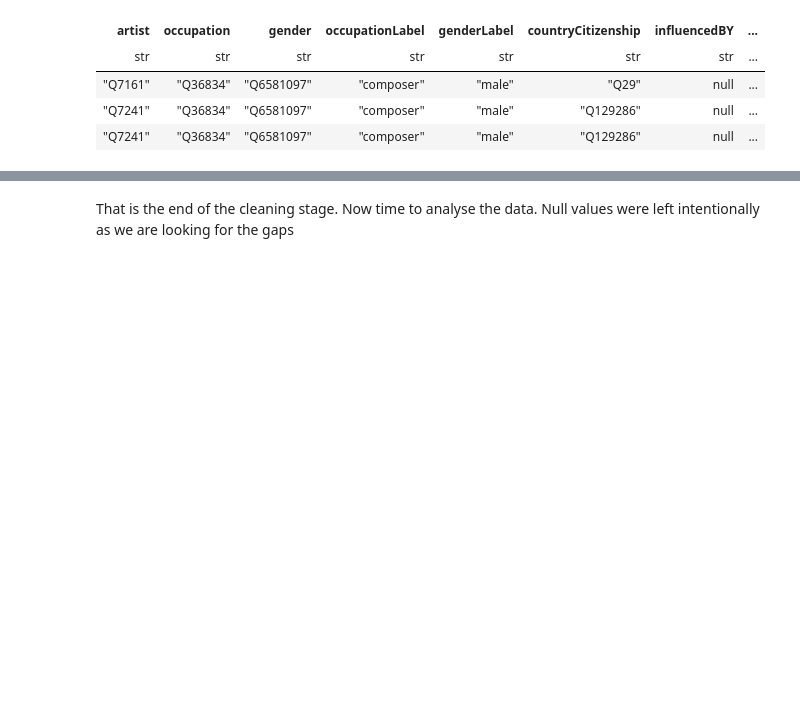
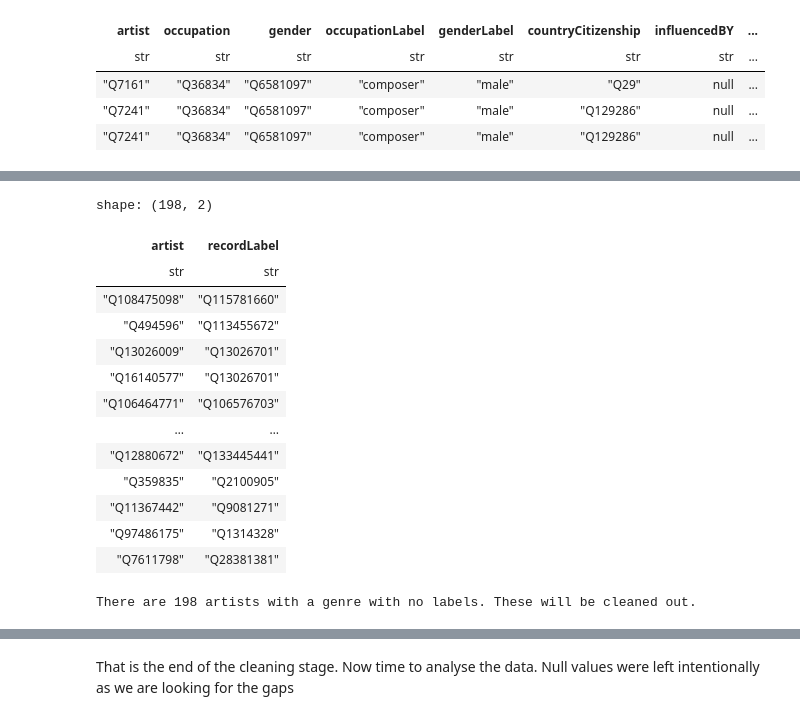
Before and after one commit to malik-files/MScDiss_IGASTNBK_, a Jupyter notebook: Main Code/cleaning_inspecting_labelling_Wikidata_artists.ipynb, the cells around one changed output, grey strips where cells are left out. Cells and saved outputs as stored; diff of their text form; code cells hidden in the pictures; blank space fills up the shorter version.

```diff
--- a/Main Code/cleaning_inspecting_labelling_Wikidata_artists.ipynb
+++ b/Main Code/cleaning_inspecting_labelling_Wikidata_artists.ipynb
@@ -45,0 +84,24 @@ There are 14134 artists with no default labels. These were cleaned out.
+# %%
+#Record Labels without a label
+noRecordLabelLabel = artistDF.filter(
+    pl.col("recordLabel").is_in(pl.col("recordLabelLabel").implode())
+).select(pl.col(["artist","recordLabel"])).unique()
+display(noRecordLabelLabel)
+print(f"There are {len(noRecordLabelLabel)} artists with a genre with no labels. These will be cleaned out.")
+noRecordLabelLabel.write_csv("./missingValuesStore/artistsEntitiesWithoutLabelledRecordLabels.csv")
+# %% [output]
+shape: (198, 2)
+| artist | recordLabel |
+| str | str |
+| "Q108475098" | "Q115781660" |
+| "Q494596" | "Q113455672" |
+| "Q13026009" | "Q13026701" |
+| "Q16140577" | "Q13026701" |
+| "Q106464771" | "Q106576703" |
+| … | … |
+| "Q12880672" | "Q133445441" |
+| "Q359835" | "Q2100905" |
+| "Q11367442" | "Q9081271" |
+| "Q97486175" | "Q1314328" |
+| "Q7611798" | "Q28381381" |
+There are 198 artists with a genre with no labels. These will be cleaned out.
```
Also changed, not shown: parts of 11 cells of this notebook, 7 other files.
